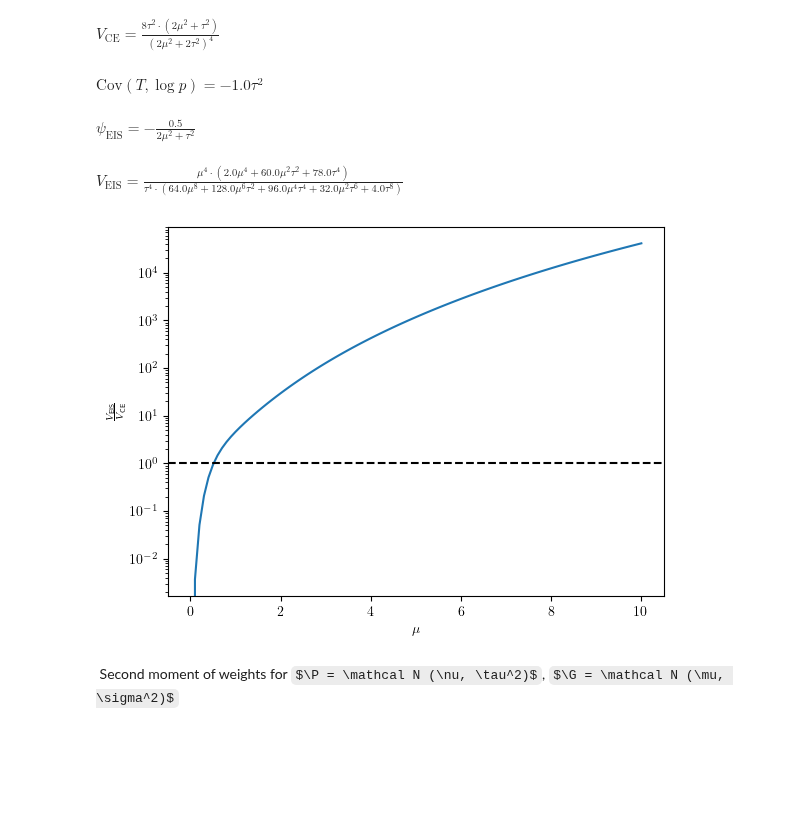
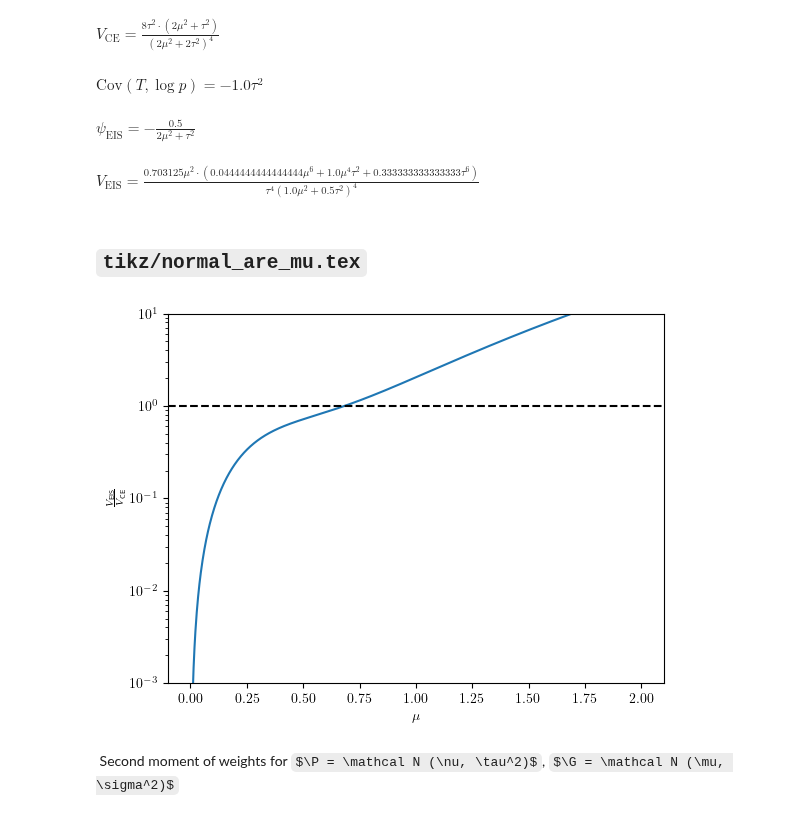
Before and after one commit to stefanheyder/dissertation, a Jupyter notebook: code/03_state_space_models.ipynb, the cells around one changed output. Saved outputs shown, nothing was run; the diff lists cells and outputs as text; code cells hidden in the pictures; some formulas as TeX source; blank space fills up the shorter version.

```diff
--- a/code/03_state_space_models.ipynb
+++ b/code/03_state_space_models.ipynb
@@ -202,36 +203,41 @@ $V_{\text{CE}} = \frac{8 \tau^{2} \cdot \left(2 \mu^{2} + \tau^{2}\right)}{\left
 logp = -1/2 * X**2/tau**2
 CovT_logp = E((T - ET)*(logp - E(logp)))
 show("\\text{Cov}(T, \\log p)", CovT_logp)
-psi_eis = 1/Cov_T * CovT_logp#- 1/(2 * (tau**2 + 2*mu**2))
+psi_eis = 1/Cov_T * CovT_logp
 show("\\psi_{\\text{EIS}}", psi_eis)
 a = (-1/2/tau**2 - psi_eis)
-integral = E((X-mu)** 4 * (X**2 - tau**2)**2)
-M_eis = a ** 2 * integral
+#integral = E((X-mu)** 4 * (X**2 - tau**2)**2)
+logw = -1/2 * X**2 / tau**2 - psi_eis * T
+M_eis = E((X - mu)**4 * (logw - E(logw))**2)#a ** 2 * integral
 nu = 3 * tau ** 4
-cov_t = nu - tau ** 4 + 4 * tau **2 * mu **2
-B_eis = 1/cov_t
+B_eis = 1/Cov_T
 
 V_eis = B_eis * M_eis * B_eis
-show("V_{\\text{EIS}}", V_eis.simplify())
+show("V_{\\text{EIS}}", factor(V_eis.simplify()))
 # %% [output]
 $\text{Cov}(T, \log p) = - 1.0 \tau^{2}$
 $\psi_{\text{EIS}} = - \frac{0.5}{2 \mu^{2} + \tau^{2}}$
-$V_{\text{EIS}} = \frac{\mu^{4} \cdot \left(2.0 \mu^{4} + 60.0 \mu^{2} \tau^{2} + 78.0 \tau^{4}\right)}{\tau^{4} \cdot \left(64.0 \mu^{8} + 128.0 \mu^{6} \tau^{2} + 96.0 \mu^{4} \tau^{4} + 32.0 \mu^{2} \tau^{6} + 4.0 \tau^{8}\right)}$
+$V_{\text{EIS}} = \frac{0.703125 \mu^{2} \cdot \left(0.0444444444444444 \mu^{6} + 1.0 \mu^{4} \tau^{2} + 0.333333333333333 \tau^{6}\right)}{\tau^{4} \left(1.0 \mu^{2} + 0.5 \tau^{2}\right)^{4}}$
+# %% [markdown]
+## `tikz/normal_are_mu.tex`
 # %%
 V_eis_fun = lambdify((mu, tau), V_eis, "jax")
 V_ce_fun = lambdify((mu, tau), V_ce, "jax")
 
-mus = jnp.linspace(0, 10, 101)
+mus = jnp.linspace(0, 2, 1001)
 veis = vmap(V_eis_fun, (0, None))(mus, 1.)
 vce = vmap(V_ce_fun, (0, None))(mus, 1.)
 plt.plot(mus, veis/vce)
 plt.axhline(1., color="black", linestyle="--")
 plt.ylabel("$\\frac{V_{\\text{EIS}}}{V_{\\text{CE}}}$")
 plt.xlabel("$\\mu$")
+plt.ylim(10**-3, 10**1)
 plt.yscale("log")
+
+tikzplotlib.save("../tikz/normal_are_mu.tex")
 plt.show()
 # %% [output]
-[figure, old version]
+[figure, new version]
 # %% [markdown]
 $\providecommand{\G}{\mathbf G}$
 Second moment of weights for $\P = \mathcal N (\nu, \tau^2)$, $\G = \mathcal N (\mu, \sigma^2)$
```
Also changed, not shown: parts of 7 cells of this notebook, 8 other files.
